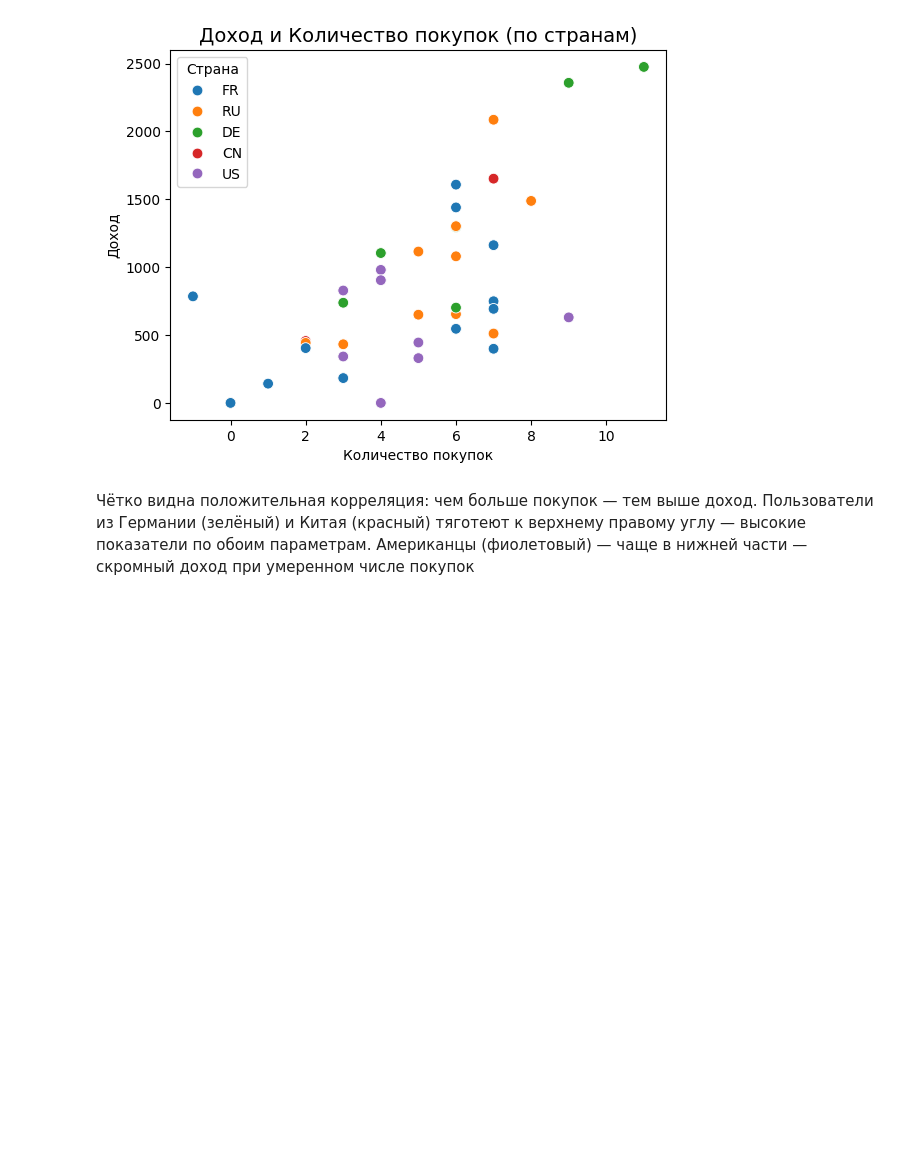
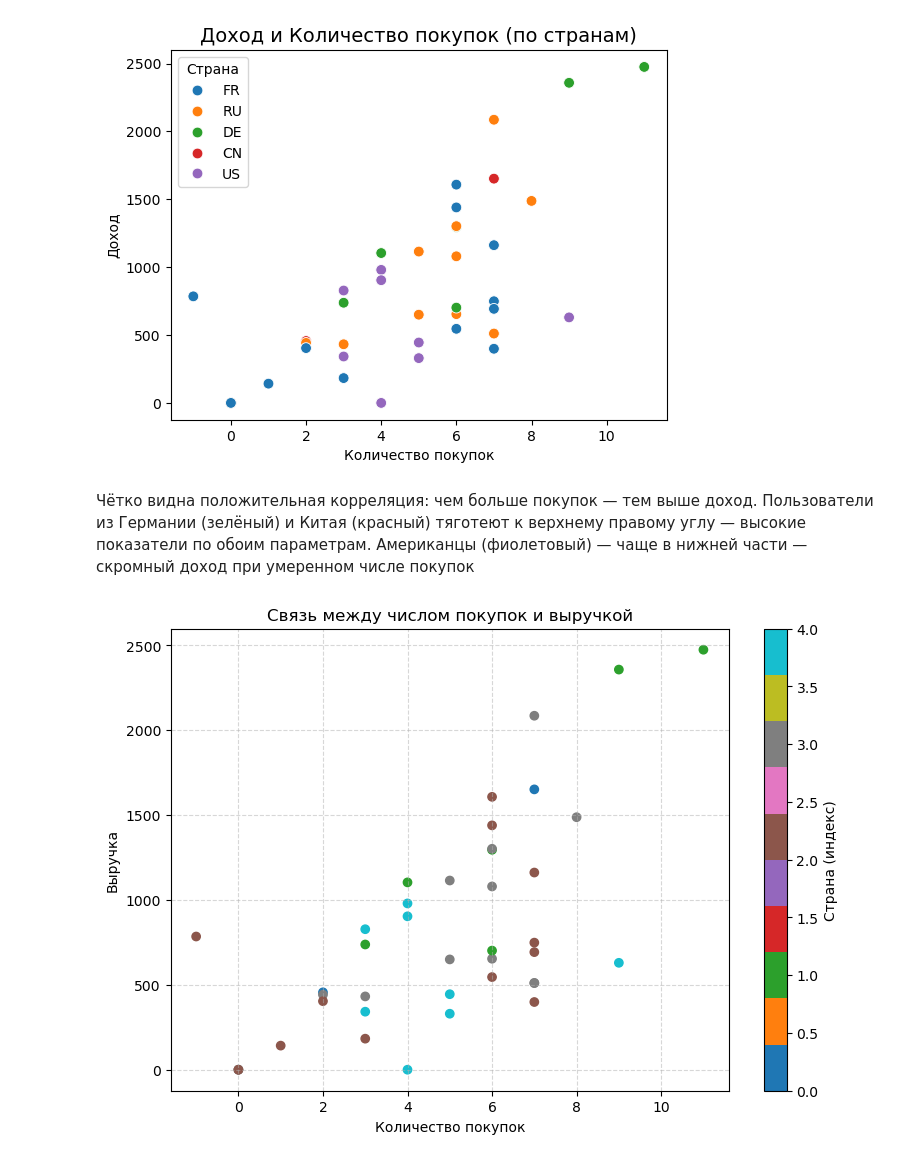
Before and after one commit to NiksKSS/AIE_KSS, a Jupyter notebook: homeworks/HW02/HW02.ipynb, the cells around one changed output. Saved outputs shown, nothing was run; the diff lists cells and outputs as text; code cells hidden in the pictures; blank space fills up the shorter version.

```diff
--- a/homeworks/HW02/HW02.ipynb
+++ b/homeworks/HW02/HW02.ipynb
@@ -334,3 +334,15 @@ plt.show()
 [figure]
 # %% [markdown]
 Чётко видна положительная корреляция: чем больше покупок — тем выше доход. Пользователи из Германии (зелёный) и Китая (красный) тяготеют к верхнему правому углу — высокие показатели по обоим параметрам. Американцы (фиолетовый) — чаще в нижней части — скромный доход при умеренном числе покупок
+# %%
+plt.figure(figsize=(9, 6))
+scatter = plt.scatter(data['purchases'], data['revenue'], c=pd.Categorical(data['country']).codes, cmap='tab10')
+plt.title('Связь между числом покупок и выручкой')
+plt.xlabel('Количество покупок')
+plt.ylabel('Выручка')
+plt.colorbar(scatter, label='Страна (индекс)')
+plt.grid(True, linestyle='--', alpha=0.5)
+plt.savefig('figures/purchases_and_revenue.png')
+plt.show()
+# %% [output]
+[figure, added]
```
Also changed, not shown: parts of 1 cell of this notebook, 4 other files.
